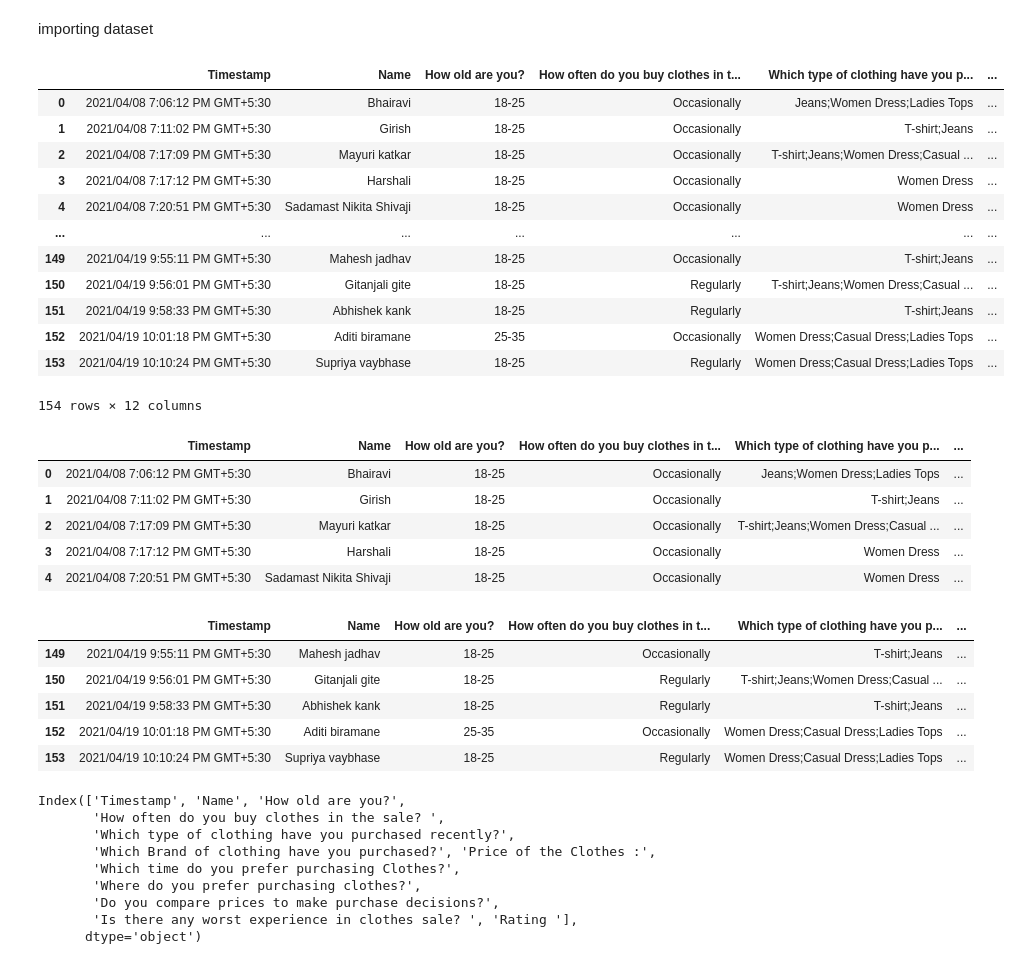
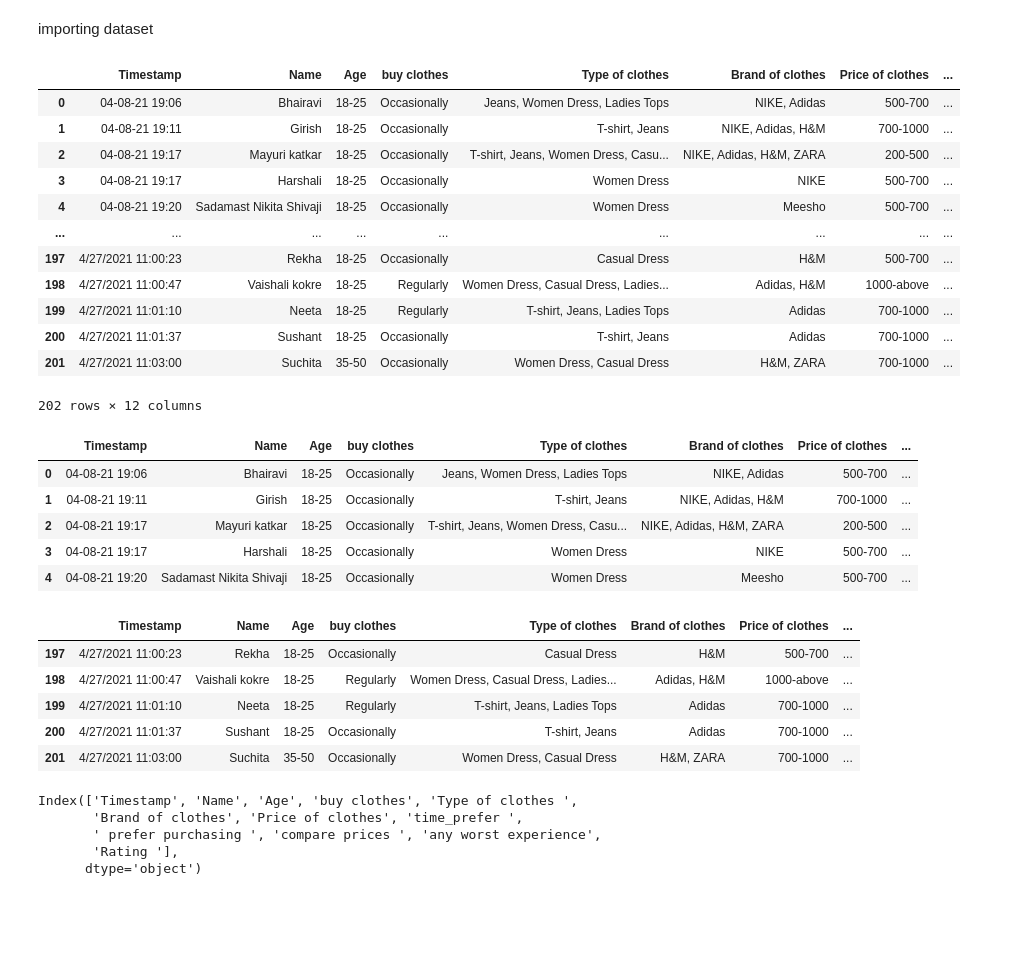
Before and after one commit to pranali-kirolkar-zz/MSCPROJECT, a Jupyter notebook: demo.ipynb, the cells around one changed output. Drawn from its saved outputs; the diff is of its cells as text; code cells hidden in the pictures; blank space fills up the shorter version.

```diff
--- a/demo.ipynb
+++ b/demo.ipynb
@@ -7,51 +7,47 @@ import matplotlib.pyplot as plt
 # %% [markdown]
 importing dataset
 # %%
-Dataset = pd.read_csv('/Sales Summer Clothes....csv')
+Dataset = pd.read_csv('//content/Sales Summer Clothes... (Responses) - Form Responses.csv')
 Dataset
 # %% [output]
-|  | Timestamp | Name | How old are you? | How often do you buy clothes in t... | Which type of clothing have you p... | ... |
-| 0 | 2021/04/08 7:06:12 PM GMT+5:30 | Bhairavi | 18-25 | Occasionally | Jeans;Women Dress;Ladies Tops | ... |
-| 1 | 2021/04/08 7:11:02 PM GMT+5:30 | Girish | 18-25 | Occasionally | T-shirt;Jeans | ... |
-| 2 | 2021/04/08 7:17:09 PM GMT+5:30 | Mayuri katkar | 18-25 | Occasionally | T-shirt;Jeans;Women Dress;Casual ... | ... |
-| 3 | 2021/04/08 7:17:12 PM GMT+5:30 | Harshali | 18-25 | Occasionally | Women Dress | ... |
-| 4 | 2021/04/08 7:20:51 PM GMT+5:30 | Sadamast Nikita Shivaji | 18-25 | Occasionally | Women Dress | ... |
-| ... | ... | ... | ... | ... | ... | ... |
-| 149 | 2021/04/19 9:55:11 PM GMT+5:30 | Mahesh jadhav | 18-25 | Occasionally | T-shirt;Jeans | ... |
-| 150 | 2021/04/19 9:56:01 PM GMT+5:30 | Gitanjali gite | 18-25 | Regularly | T-shirt;Jeans;Women Dress;Casual ... | ... |
-| 151 | 2021/04/19 9:58:33 PM GMT+5:30 | Abhishek kank | 18-25 | Regularly | T-shirt;Jeans | ... |
-| 152 | 2021/04/19 10:01:18 PM GMT+5:30 | Aditi biramane | 25-35 | Occasionally | Women Dress;Casual Dress;Ladies Tops | ... |
-| 153 | 2021/04/19 10:10:24 PM GMT+5:30 | Supriya vaybhase | 18-25 | Regularly | Women Dress;Casual Dress;Ladies Tops | ... |
+|  | Timestamp | Name | Age | buy clothes | Type of clothes | Brand of clothes | Price of clothes | ... |
+| 0 | 04-08-21 19:06 | Bhairavi | 18-25 | Occasionally | Jeans, Women Dress, Ladies Tops | NIKE, Adidas | 500-700 | ... |
+| 1 | 04-08-21 19:11 | Girish | 18-25 | Occasionally | T-shirt, Jeans | NIKE, Adidas, H&M | 700-1000 | ... |
+| 2 | 04-08-21 19:17 | Mayuri katkar | 18-25 | Occasionally | T-shirt, Jeans, Women Dress, Casu... | NIKE, Adidas, H&M, ZARA | 200-500 | ... |
+| 3 | 04-08-21 19:17 | Harshali | 18-25 | Occasionally | Women Dress | NIKE | 500-700 | ... |
+| 4 | 04-08-21 19:20 | Sadamast Nikita Shivaji | 18-25 | Occasionally | Women Dress | Meesho | 500-700 | ... |
+| ... | ... | ... | ... | ... | ... | ... | ... | ... |
+| 197 | 4/27/2021 11:00:23 | Rekha | 18-25 | Occasionally | Casual Dress | H&M | 500-700 | ... |
+| 198 | 4/27/2021 11:00:47 | Vaishali kokre | 18-25 | Regularly | Women Dress, Casual Dress, Ladies... | Adidas, H&M | 1000-above | ... |
+| 199 | 4/27/2021 11:01:10 | Neeta | 18-25 | Regularly | T-shirt, Jeans, Ladies Tops | Adidas | 700-1000 | ... |
+| 200 | 4/27/2021 11:01:37 | Sushant | 18-25 | Occasionally | T-shirt, Jeans | Adidas | 700-1000 | ... |
+| 201 | 4/27/2021 11:03:00 | Suchita | 35-50 | Occasionally | Women Dress, Casual Dress | H&M, ZARA | 700-1000 | ... |
-154 rows × 12 columns
+202 rows × 12 columns
 # %%
 Dataset.head()
 # %% [output]
-|  | Timestamp | Name | How old are you? | How often do you buy clothes in t... | Which type of clothing have you p... | ... |
-| 0 | 2021/04/08 7:06:12 PM GMT+5:30 | Bhairavi | 18-25 | Occasionally | Jeans;Women Dress;Ladies Tops | ... |
-| 1 | 2021/04/08 7:11:02 PM GMT+5:30 | Girish | 18-25 | Occasionally | T-shirt;Jeans | ... |
-| 2 | 2021/04/08 7:17:09 PM GMT+5:30 | Mayuri katkar | 18-25 | Occasionally | T-shirt;Jeans;Women Dress;Casual ... | ... |
-| 3 | 2021/04/08 7:17:12 PM GMT+5:30 | Harshali | 18-25 | Occasionally | Women Dress | ... |
-| 4 | 2021/04/08 7:20:51 PM GMT+5:30 | Sadamast Nikita Shivaji | 18-25 | Occasionally | Women Dress | ... |
+|  | Timestamp | Name | Age | buy clothes | Type of clothes | Brand of clothes | Price of clothes | ... |
+| 0 | 04-08-21 19:06 | Bhairavi | 18-25 | Occasionally | Jeans, Women Dress, Ladies Tops | NIKE, Adidas | 500-700 | ... |
+| 1 | 04-08-21 19:11 | Girish | 18-25 | Occasionally | T-shirt, Jeans | NIKE, Adidas, H&M | 700-1000 | ... |
+| 2 | 04-08-21 19:17 | Mayuri katkar | 18-25 | Occasionally | T-shirt, Jeans, Women Dress, Casu... | NIKE, Adidas, H&M, ZARA | 200-500 | ... |
+| 3 | 04-08-21 19:17 | Harshali | 18-25 | Occasionally | Women Dress | NIKE | 500-700 | ... |
+| 4 | 04-08-21 19:20 | Sadamast Nikita Shivaji | 18-25 | Occasionally | Women Dress | Meesho | 500-700 | ... |
 # %%
 Dataset.tail()
 # %% [output]
-|  | Timestamp | Name | How old are you? | How often do you buy clothes in t... | Which type of clothing have you p... | ... |
-| 149 | 2021/04/19 9:55:11 PM GMT+5:30 | Mahesh jadhav | 18-25 | Occasionally | T-shirt;Jeans | ... |
-| 150 | 2021/04/19 9:56:01 PM GMT+5:30 | Gitanjali gite | 18-25 | Regularly | T-shirt;Jeans;Women Dress;Casual ... | ... |
-| 151 | 2021/04/19 9:58:33 PM GMT+5:30 | Abhishek kank | 18-25 | Regularly | T-shirt;Jeans | ... |
-| 152 | 2021/04/19 10:01:18 PM GMT+5:30 | Aditi biramane | 25-35 | Occasionally | Women Dress;Casual Dress;Ladies Tops | ... |
-| 153 | 2021/04/19 10:10:24 PM GMT+5:30 | Supriya vaybhase | 18-25 | Regularly | Women Dress;Casual Dress;Ladies Tops | ... |
+|  | Timestamp | Name | Age | buy clothes | Type of clothes | Brand of clothes | Price of clothes | ... |
+| 197 | 4/27/2021 11:00:23 | Rekha | 18-25 | Occasionally | Casual Dress | H&M | 500-700 | ... |
+| 198 | 4/27/2021 11:00:47 | Vaishali kokre | 18-25 | Regularly | Women Dress, Casual Dress, Ladies... | Adidas, H&M | 1000-above | ... |
+| 199 | 4/27/2021 11:01:10 | Neeta | 18-25 | Regularly | T-shirt, Jeans, Ladies Tops | Adidas | 700-1000 | ... |
+| 200 | 4/27/2021 11:01:37 | Sushant | 18-25 | Occasionally | T-shirt, Jeans | Adidas | 700-1000 | ... |
+| 201 | 4/27/2021 11:03:00 | Suchita | 35-50 | Occasionally | Women Dress, Casual Dress | H&M, ZARA | 700-1000 | ... |
 # %%
 Dataset.columns
 # %% [output]
-Index(['Timestamp', 'Name', 'How old are you?',
-       'How often do you buy clothes in the sale? ',
-       'Which type of clothing have you purchased recently?',
-       'Which Brand of clothing have you purchased?', 'Price of the Clothes :',
-       'Which time do you prefer purchasing Clothes?',
-       'Where do you prefer purchasing clothes?',
-       'Do you compare prices to make purchase decisions?',
-       'Is there any worst experience in clothes sale? ', 'Rating '],
+Index(['Timestamp', 'Name', 'Age', 'buy clothes', 'Type of clothes ',
+       'Brand of clothes', 'Price of clothes', 'time_prefer ',
+       ' prefer purchasing ', 'compare prices ', 'any worst experience',
+       'Rating '],
       dtype='object')
 # %%
 Dataset.info()
```
Also changed, not shown: parts of 5 cells of this notebook.
